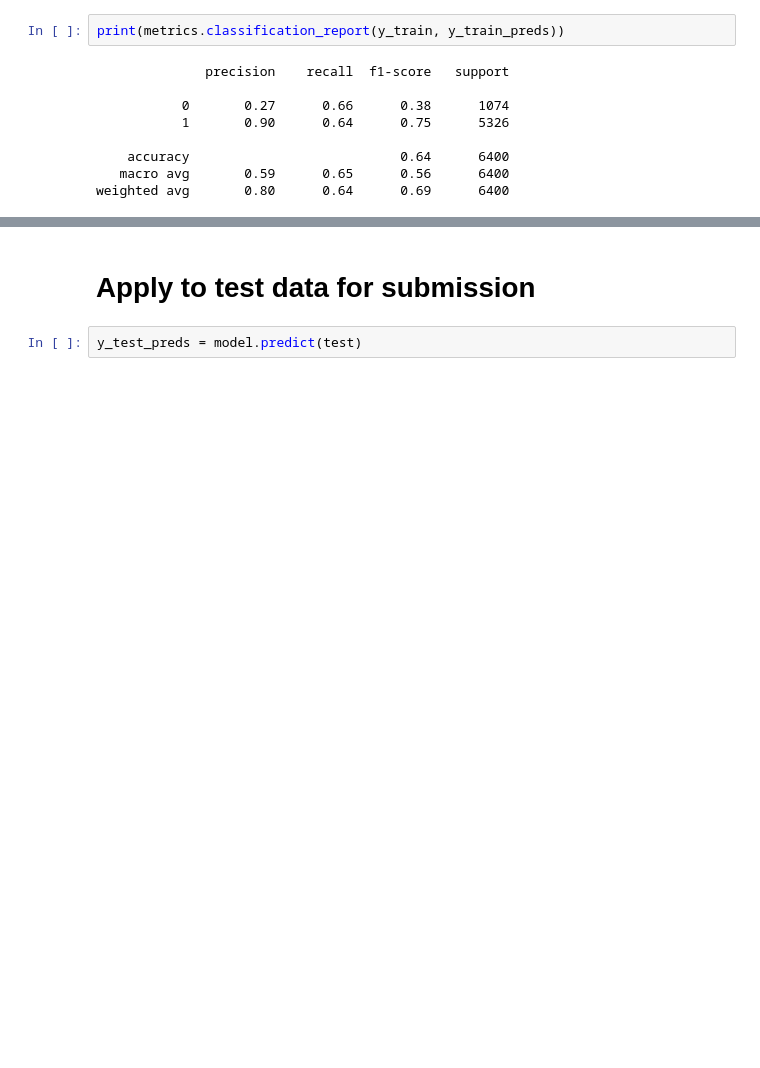
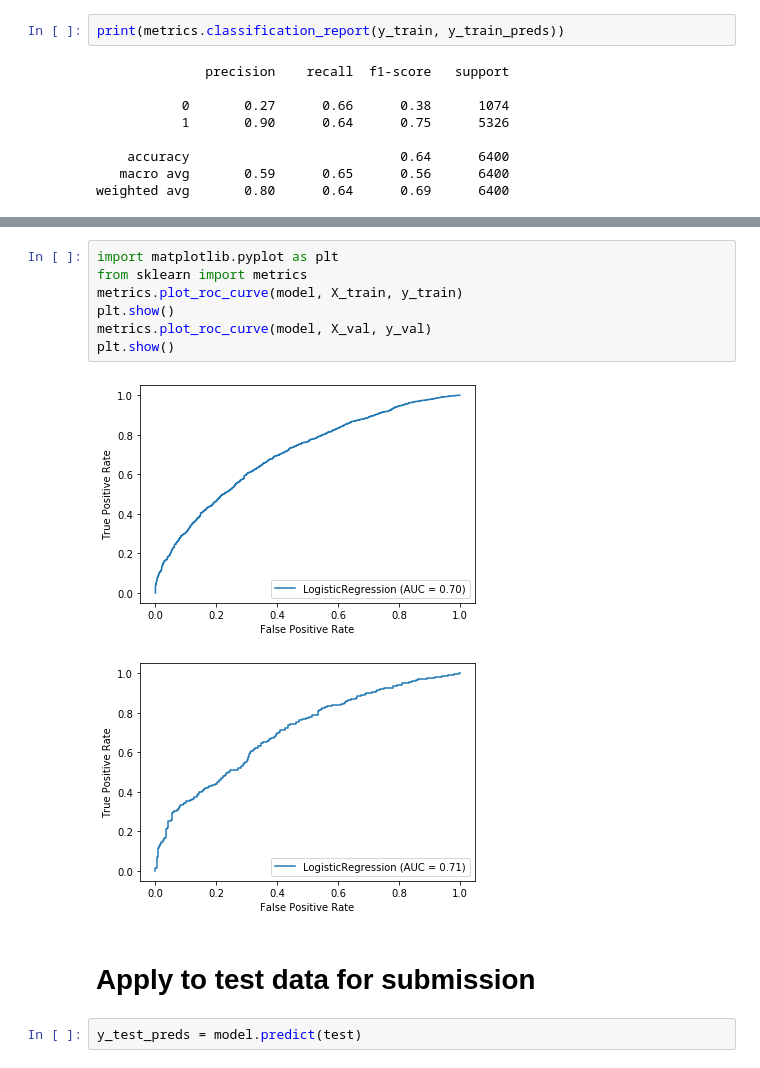
Before and after one commit to adv-dsi-group4/nba-career-prediction, a Jupyter notebook: notebooks/aj_logreg01.ipynb, the cells around one changed output, grey strips where cells are left out. Drawn from its saved outputs; the diff is of its cells as text; blank space fills up the shorter version.

```diff
--- a/notebooks/aj_logreg01.ipynb
+++ b/notebooks/aj_logreg01.ipynb
@@ -294,3 +299,13 @@ weighted avg       0.80      0.64      0.69      6400
+# %%
+import matplotlib.pyplot as plt
+from sklearn import metrics
+metrics.plot_roc_curve(model, X_train, y_train)
+plt.show()
+metrics.plot_roc_curve(model, X_val, y_val)
+plt.show()
+# %% [output]
+[figure, added]
+[figure, added]
 # %% [markdown]
 # Apply to test data for submission
 # %%
```
Also changed, not shown: parts of 8 cells of this notebook, 21 other files.
